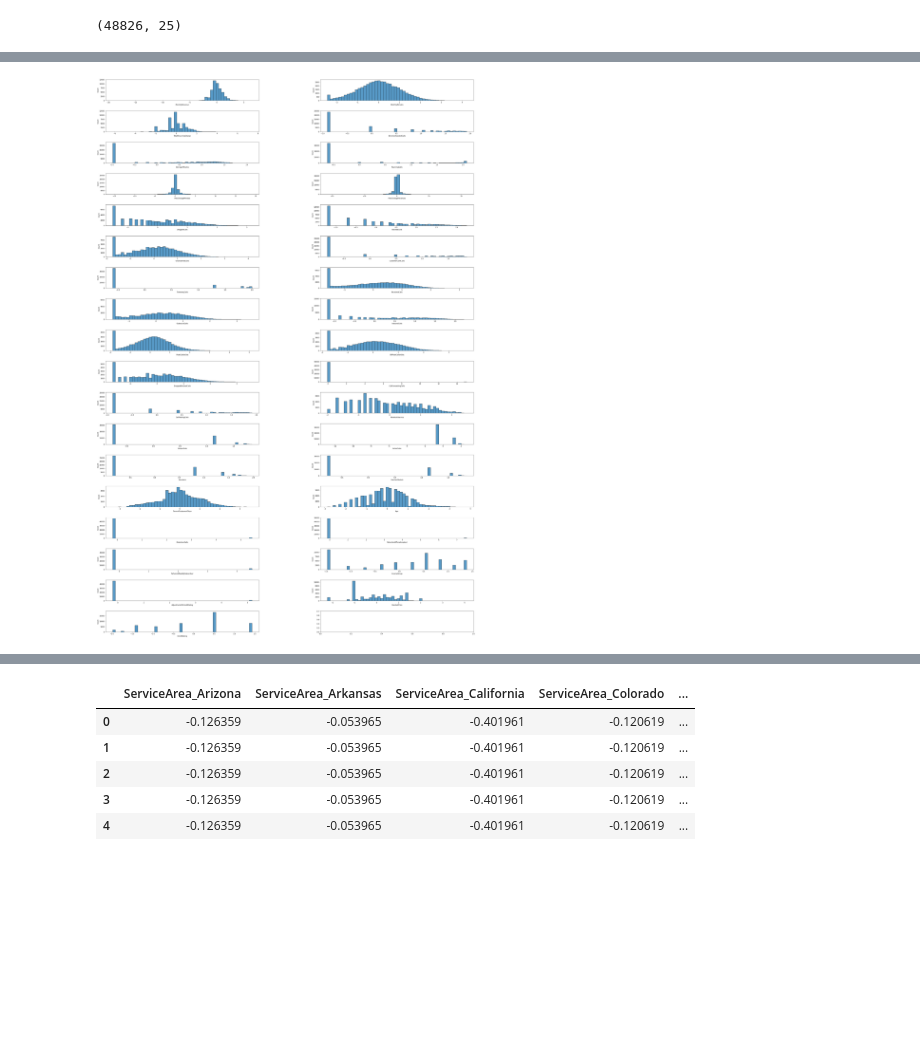
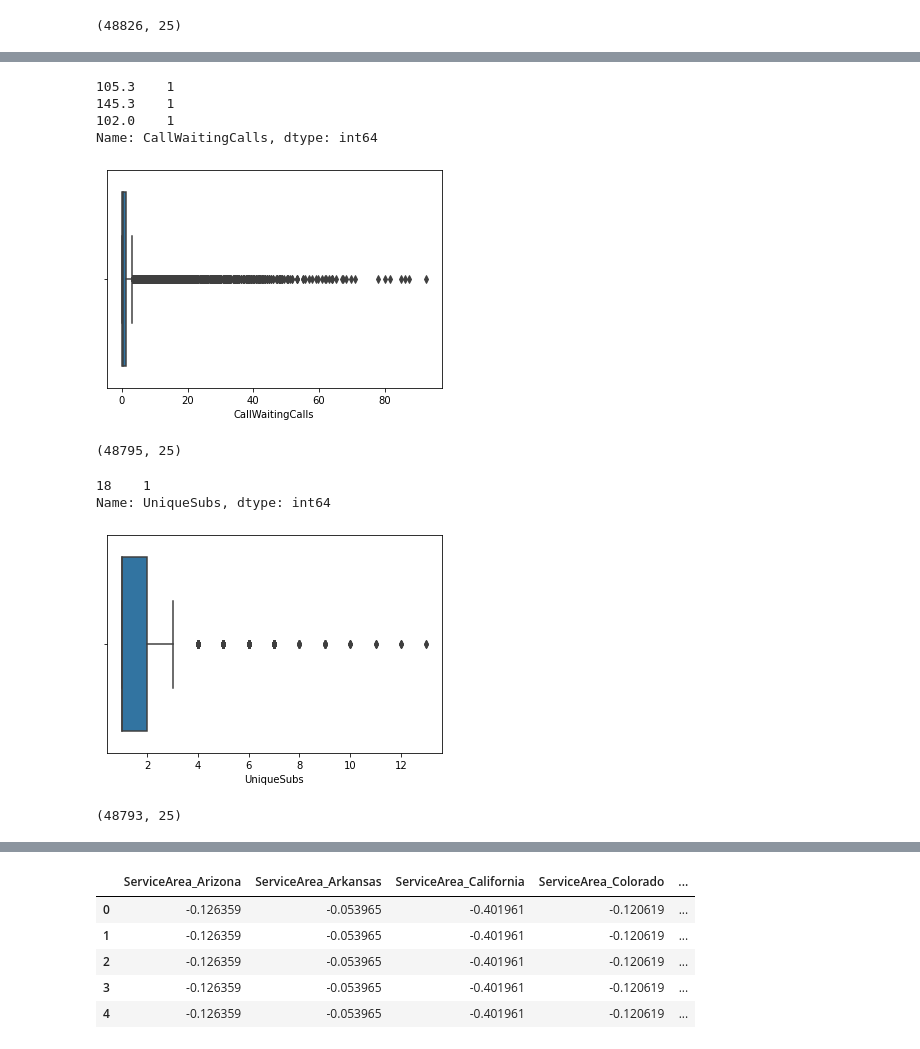
Before and after one commit to Mojgunsh/Mid-Bootcamp-Project, a Jupyter notebook: your-Code/Untitled.ipynb, the cells around one changed output, grey strips where cells are left out. Saved outputs shown, nothing was run; the diff lists cells and outputs as text; code cells hidden in the pictures; blank space fills up the shorter version.

```diff
--- a/your-Code/Untitled.ipynb
+++ b/your-Code/Untitled.ipynb
@@ -775,8 +783,26 @@ ax = sns.heatmap(corr_matrix ,cmap="YlGnBu") #annot=True,
-# %%
-transformer = PowerTransformer()
-transformer.fit(numerical)
-X_train_scaled_total = transformer.transform(numerical)
-X_train_scaled = pd.DataFrame(X_train_scaled_total, columns=numerical.columns)
-plot_num(X_train_scaled)
-# %% [output]
-[figure, removed]
+# %%
+#CallWaitingCalls
+print(numerical[numerical['CallWaitingCalls']>100]['CallWaitingCalls'].value_counts())
+numerical=numerical[numerical['CallWaitingCalls']<=100]
+sns.boxplot(x =numerical['CallWaitingCalls'], data = numerical)
+plt.show()
+numerical.shape
+# %% [output]
+105.3    1
+145.3    1
+102.0    1
+Name: CallWaitingCalls, dtype: int64
+[figure, added]
+(48795, 25)
+# %%
+#UniqueSubs
+print(numerical[numerical['UniqueSubs']>17]['UniqueSubs'].value_counts())
+numerical=numerical[numerical['UniqueSubs']<=17]
+sns.boxplot(x =numerical['UniqueSubs'], data = numerical)
+plt.show()
+numerical.shape
+# %% [output]
+18    1
+Name: UniqueSubs, dtype: int64
+[figure, added]
+(48793, 25)
```
Also changed, not shown: parts of 22 cells of this notebook.
